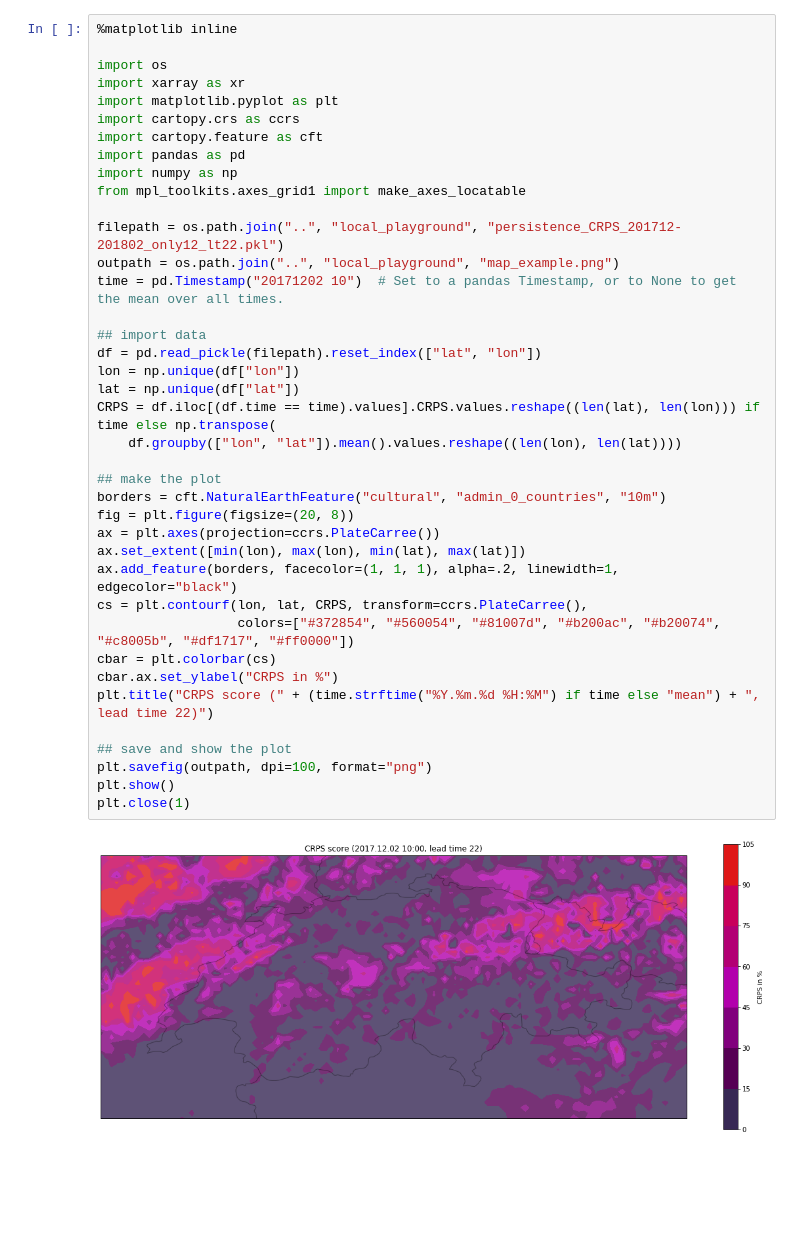
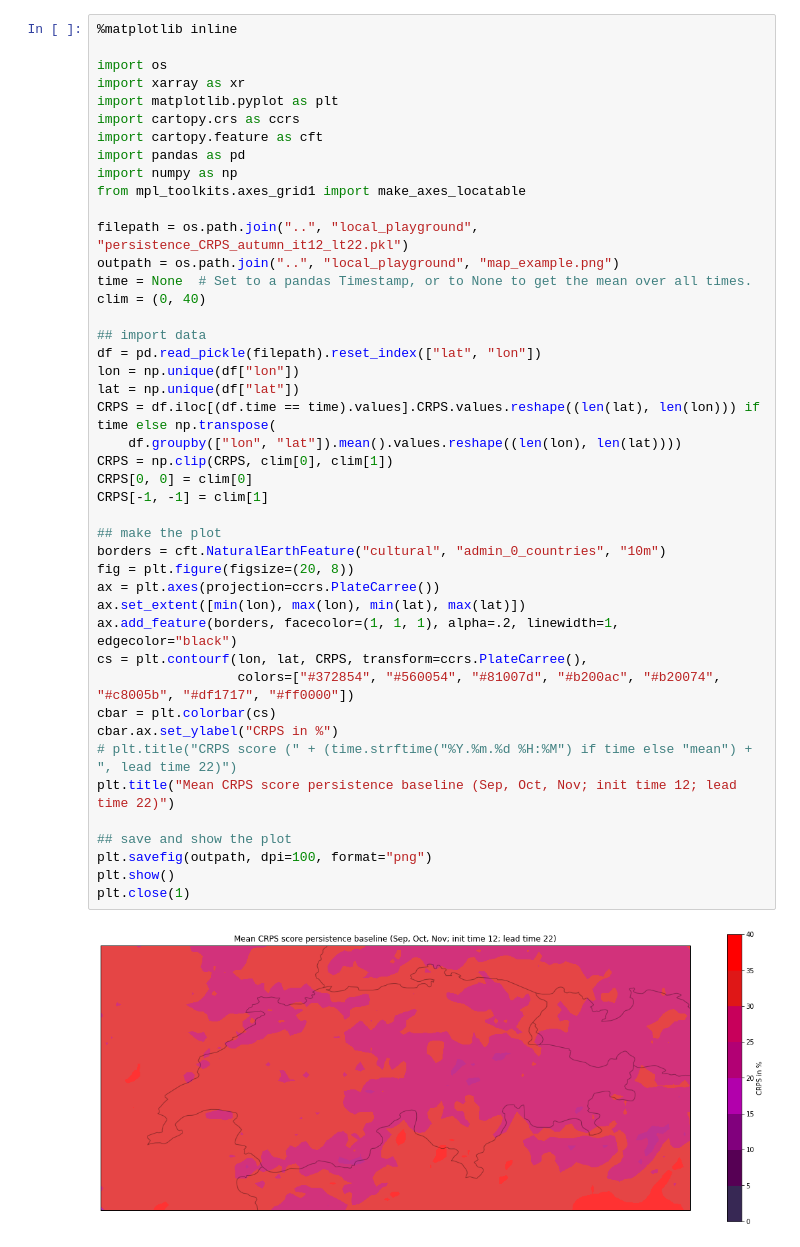
Before and after one commit to ferraric/CloudCoveragePrediction, a Jupyter notebook: src/scripts/map_plot.ipynb, the cells around one changed output. Cells and saved outputs as stored; diff of their text form; blank space fills up the shorter version.

```diff
--- a/src/scripts/map_plot.ipynb
+++ b/src/scripts/map_plot.ipynb
@@ -8,34 +8,39 @@ import cartopy.crs as ccrs
 import cartopy.feature as cft
 import pandas as pd
 import numpy as np
 from mpl_toolkits.axes_grid1 import make_axes_locatable
 
-filepath = os.path.join("..", "local_playground", "persistence_CRPS_201712-201802_only12_lt22.pkl")
+filepath = os.path.join("..", "local_playground", "persistence_CRPS_autumn_it12_lt22.pkl")
 outpath = os.path.join("..", "local_playground", "map_example.png")
-time = pd.Timestamp("20171202 10")  # Set to a pandas Timestamp, or to None to get the mean over all times.
+time = None  # Set to a pandas Timestamp, or to None to get the mean over all times.
+clim = (0, 40)
 
 ## import data
 df = pd.read_pickle(filepath).reset_index(["lat", "lon"])
 lon = np.unique(df["lon"])
 lat = np.unique(df["lat"])
 CRPS = df.iloc[(df.time == time).values].CRPS.values.reshape((len(lat), len(lon))) if time else np.transpose(
     df.groupby(["lon", "lat"]).mean().values.reshape((len(lon), len(lat))))
+CRPS = np.clip(CRPS, clim[0], clim[1])
+CRPS[0, 0] = clim[0]
+CRPS[-1, -1] = clim[1]
 
 ## make the plot
 borders = cft.NaturalEarthFeature("cultural", "admin_0_countries", "10m")
 fig = plt.figure(figsize=(20, 8))
 ax = plt.axes(projection=ccrs.PlateCarree())
 ax.set_extent([min(lon), max(lon), min(lat), max(lat)])
 ax.add_feature(borders, facecolor=(1, 1, 1), alpha=.2, linewidth=1, edgecolor="black")
 cs = plt.contourf(lon, lat, CRPS, transform=ccrs.PlateCarree(),
                   colors=["#372854", "#560054", "#81007d", "#b200ac", "#b20074", "#c8005b", "#df1717", "#ff0000"])
 cbar = plt.colorbar(cs)
 cbar.ax.set_ylabel("CRPS in %")
-plt.title("CRPS score (" + (time.strftime("%Y.%m.%d %H:%M") if time else "mean") + ", lead time 22)")
+# plt.title("CRPS score (" + (time.strftime("%Y.%m.%d %H:%M") if time else "mean") + ", lead time 22)")
+plt.title("Mean CRPS score persistence baseline (Sep, Oct, Nov; init time 12; lead time 22)")
 
 ## save and show the plot
 plt.savefig(outpath, dpi=100, format="png")
 plt.show()
 plt.close(1)
 # %% [output]
-[figure, old version]
+[figure, new version]
```
